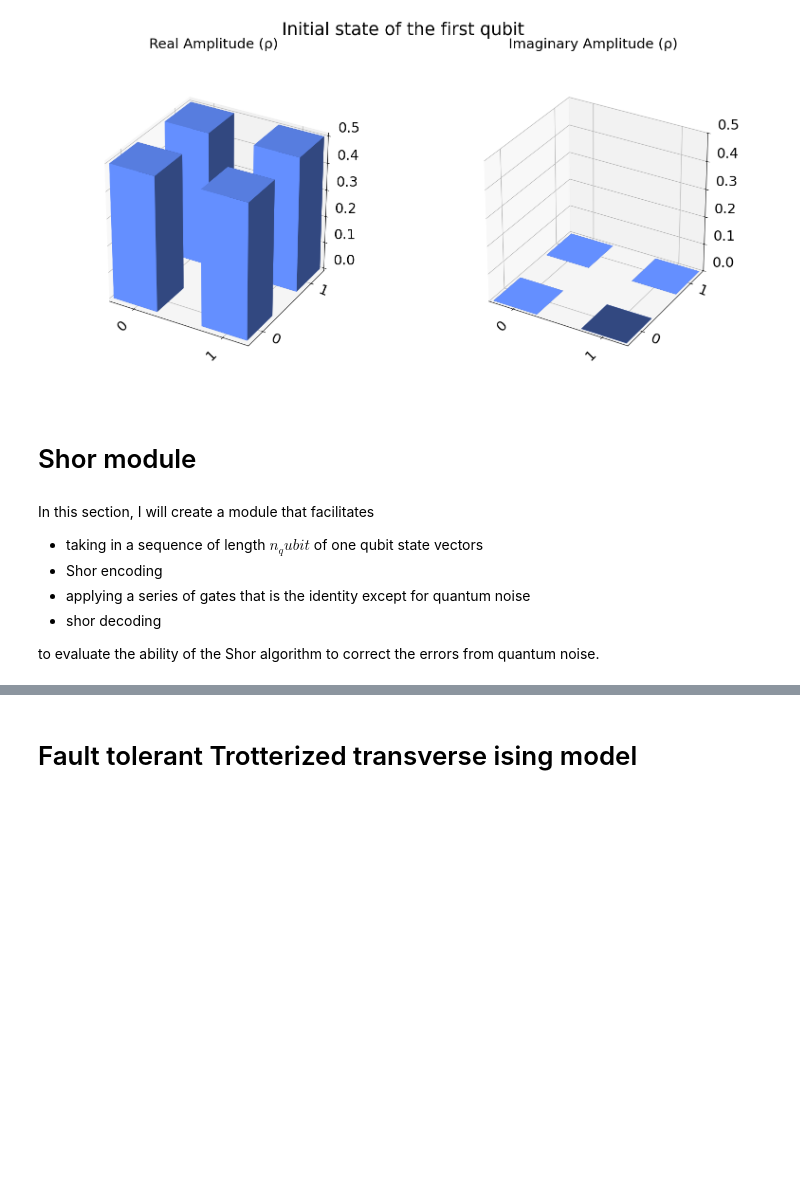
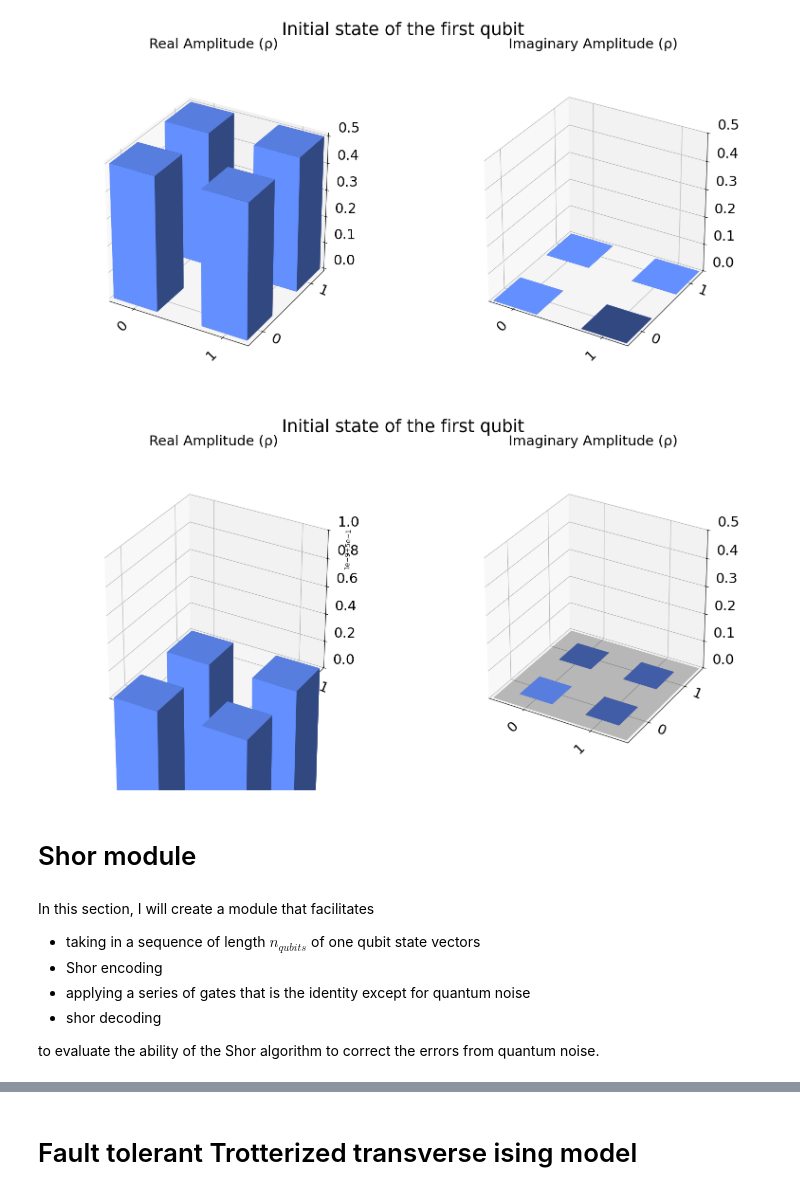
Before and after one commit to davidcherney/quantum_error_correction, a Jupyter notebook: Shor_qecc.ipynb, the cells around one changed output, grey strips where cells are left out. Drawn from its saved outputs; the diff is of its cells as text; code cells hidden in the pictures; blank space fills up the shorter version.

```diff
--- a/Shor_qecc.ipynb
+++ b/Shor_qecc.ipynb
@@ -338,11 +350,15 @@ reduced_state_final = partial_trace(statevector, range(1, 9))
 plot_state_city(initial_state,  title='Initial state of the first qubit')
 # %% [output]
 [figure]
+# %%
+plot_state_city(reduced_state_final,  title='Initial state of the first qubit')
+# %% [output]
+[figure, added]
 # %% [markdown]
 # Shor module
 # %% [markdown]
 In this section, I will create a module that facilitates
-- taking in a sequence of length $n_qubit$ of one qubit state vectors
+- taking in a sequence of length $n_{qubits}$ of one qubit state vectors
 - Shor encoding
 - applying a series of gates that is the identity except for quantum noise
 - shor decoding
```
Also changed, not shown: parts of 42 cells of this notebook, 4 other files.
